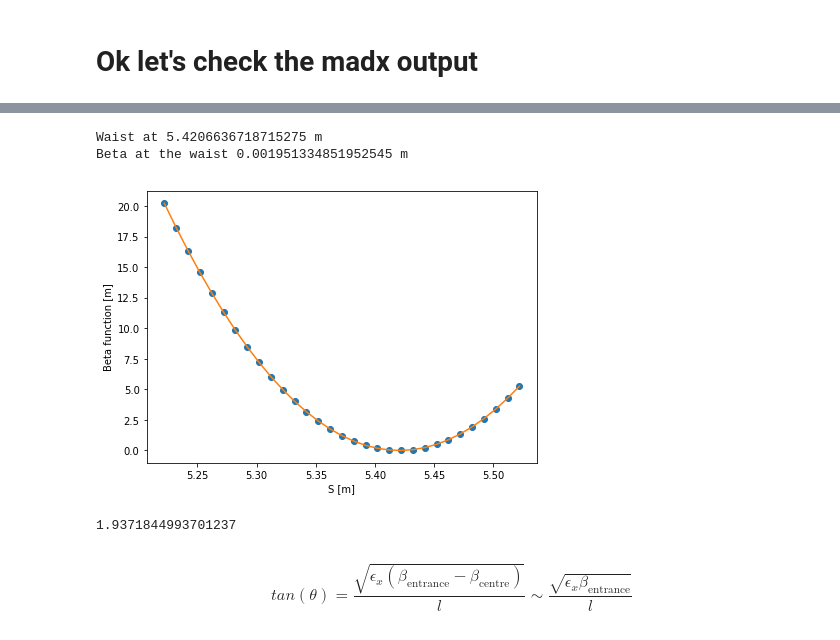
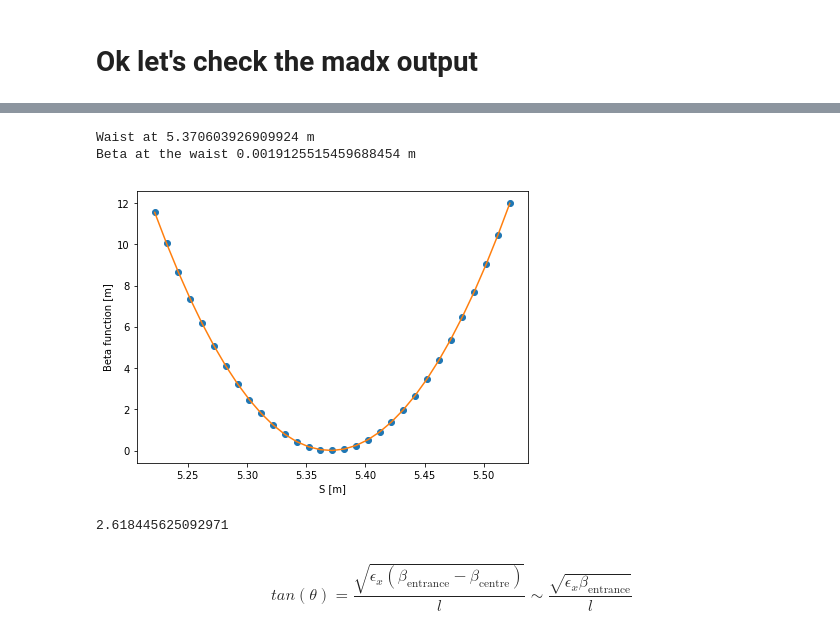
Before and after one commit to esenes/CLEAR-irradiation-water-tank, a Jupyter notebook: CLEAR VHEE.ipynb, the cells around one changed output, grey strips where cells are left out. Drawn from its saved outputs; the diff is of its cells as text; code cells hidden in the pictures.

```diff
--- a/CLEAR VHEE.ipynb
+++ b/CLEAR VHEE.ipynb
@@ -189,43 +210,43 @@ fig.savefig('flat_2deg_size_tmp.eps', format='eps',dpi=100)
 sdata = [];
 betax = [];
 betay = [];
 for k in np.linspace(14,74,31):
 #     print(mc.NAME[int(k)])
     sdata.append(mc.S[int(k)])
     betax.append(mc.BETX[int(k)])
     betay.append(mc.BETY[int(k)])
 sdata = np.array(sdata);#casting shit
 betax = np.array(betax);
 betay = np.array(betay);
 
 #plotting and fitting
 xx = sdata
 yy = betax
 
 fig, ax = plt.subplots(1, figsize=(7,5))
 ax.plot(xx, yy,'o')
 # ax.plot(sdata, betay,label='beta_y')
 # ax.legend(frameon=True)
 ax.set_xlabel('S [m]')
 ax.set_ylabel('Beta function [m]')
 
 def beta_IP2(s, s0, beta0):
     return beta0 + ((s-s0)**2/beta0)
 
-popt, pcov = curve_fit(beta_IP2, xx, yy, p0=[5.38, 1e-2], bounds=([5.3, 0],[5.45,0.1]))
+popt, pcov = curve_fit(beta_IP2, xx, yy, p0=[5.3, 1e-2], bounds=([5.3, 0],[5.45,0.1]))
 ax.plot(xx, beta_IP2(xx, *popt))
 print('Waist at '+str(popt[0])+' m ')
 print('Beta at the waist '+str(popt[1])+' m')
 # %% [output]
-Waist at 5.4206636718715275 m
-Beta at the waist 0.001951334851952545 m
+Waist at 5.370603926909924 m
+Beta at the waist 0.0019125515459688454 m
-[figure, old version]
+[figure, new version]
 # %%
 angle, size = getAngleAndSize(yy[0], popt[1], 4e-6, popt[0]-5.222)
 # %%
 angle
 # %% [output]
-1.9371844993701237
+2.618445625092971
 # %% [markdown]
 $$
 tan(\theta) = \frac{\sqrt{\epsilon_x (\beta_\text{entrance} - \beta_\text{centre})}}{l} \sim \frac{\sqrt{\epsilon_x \beta_\text{entrance}}}{l}
```
Also changed, not shown: parts of 9 cells of this notebook, 9 other files.
